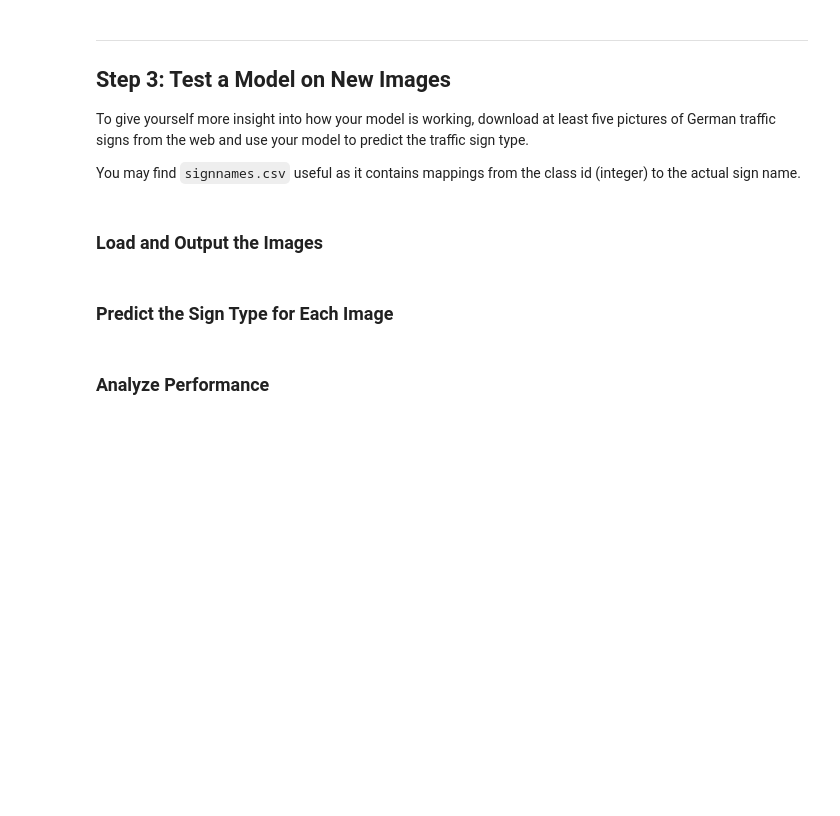
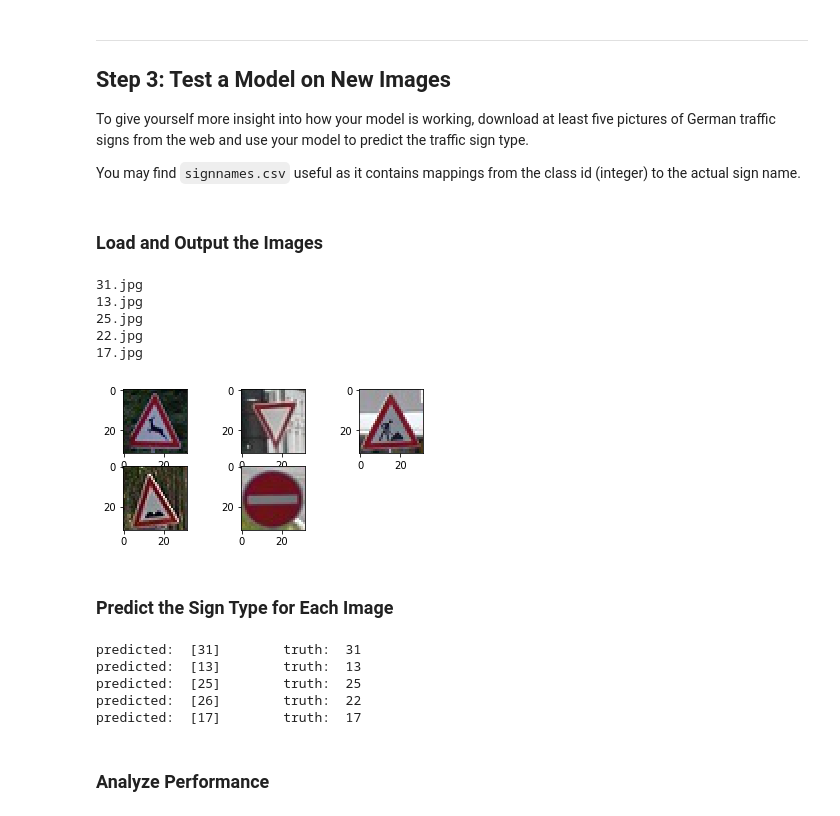
Before and after one commit to timotdsantos/CarND-Traffic-Sign-Classifier-Project, a Jupyter notebook: Traffic_Sign_Classifier.ipynb, the cells around one changed output. Saved outputs shown, nothing was run; the diff lists cells and outputs as text; code cells hidden in the pictures; blank space fills up the shorter version.

```diff
--- a/Traffic_Sign_Classifier.ipynb
+++ b/Traffic_Sign_Classifier.ipynb
@@ -172,14 +164,16 @@ Here is an example of a [published baseline model on this problem](http://yann.l
 Use the code cell (or multiple code cells, if necessary) to implement the first step of your project.
 # %%
 ### Preprocess the data here. Preprocessing steps could include normalization, converting to grayscale, etc.
-### Feel free to use as many code cells as needed.
 import cv2
 def preprocess_image(image):
-#     return cv2.GaussianBlur(cv2.cvtColor(image, cv2.COLOR_RGB2GRAY), (5, 5), 0)
-    return cv2.GaussianBlur(image, (5, 5), 0)
+#     return (cv2.GaussianBlur(cv2.cvtColor(image, cv2.COLOR_RGB2GRAY), (5, 5), 0)/255)*2.0 - 1.0
+    return (cv2.GaussianBlur(image, (5, 5), 0)/255)*2.0 - 1.0
 
 def preprocess_with_resize(image):
+#resize image to the LeNet-compatible 32x32 image
+    return cv2.resize(preprocess_image(image),(32,32), interpolation = cv2.INTER_AREA )
 
-    return cv2.resize(preprocess_image(image),(32,32), interpolation = cv2.INTER_AREA )
+# modify this if using 3 channels for RGB or 1 channel if converting to grayscale
+n_channels = 3
 # %%
 ### Preprocess the data here. Preprocessing steps could include normalization, converting to grayscale, etc.
@@ -425,44 +411,49 @@ You may find `signnames.csv` useful as it contains mappings from the class id (i
 ### Load and Output the Images
 # %%
 ### Load the images and plot them here.
-### Feel free to use as many code cells as needed.
 import os
 import re
 
 file_list = os.listdir("sample")
 i=0;
 x_ext_test = []
 y_ext_test = []
 for fname in file_list:
     image = plt.imread("sample" + '/' + fname)
     plt.subplot(3,3,i+1)
     plt.imshow(image)
     print(fname)
     res = preprocess_with_resize(image)
     x_ext_test.append(res)
-    print("image dim: ",image.shape)
-    print("new image dim: ",res.shape)
     y_ext_test.append(int(re.sub('\..+','',fname)))
     i+=1
 y_ext_test = np.array(y_ext_test)
 x_ext_test = np.array(x_ext_test)
 x_ext_test = x_ext_test.reshape(
-    (-1, 32, 32, 3)).astype(np.float32)
-print(x_ext_test.shape)
-print(y_ext_test.shape)
+    (-1, 32, 32, n_channels)).astype(np.float32)
+# %% [output]
+31.jpg
+13.jpg
+25.jpg
+22.jpg
+17.jpg
+[figure, added]
 # %% [markdown]
 ### Predict the Sign Type for Each Image
 # %%
 ### Run the predictions here and use the model to output the prediction for each image.
 ### Make sure to pre-process the images with the same pre-processing pipeline used earlier.
-### Feel free to use as many code cells as needed.
-
 with tf.Session() as sess:
     saver.restore(sess, tf.train.latest_checkpoint('.'))
-    test_accuracy = evaluate(x_ext_test, y_ext_test)
-    print("Test Accuracy = {:.3f}".format(test_accuracy))
-    print("Evaluate test set...")
-    print()
+    predicted = sess.run(tf.nn.top_k(logits, k=1),feed_dict={x: x_ext_test, y: y_ext_test, keep_prob: 1.0})[1]
+for i in range(len(y_ext_test)):
+    print('predicted: ', predicted[i], '\ttruth: ',  y_ext_test[i])
+# %% [output]
+predicted:  [31]        truth:  31
+predicted:  [13]        truth:  13
+predicted:  [25]        truth:  25
+predicted:  [26]        truth:  22
+predicted:  [17]        truth:  17
 # %% [markdown]
 ### Analyze Performance
 # %%
```
Also changed, not shown: parts of 20 cells of this notebook, 10 other files.
